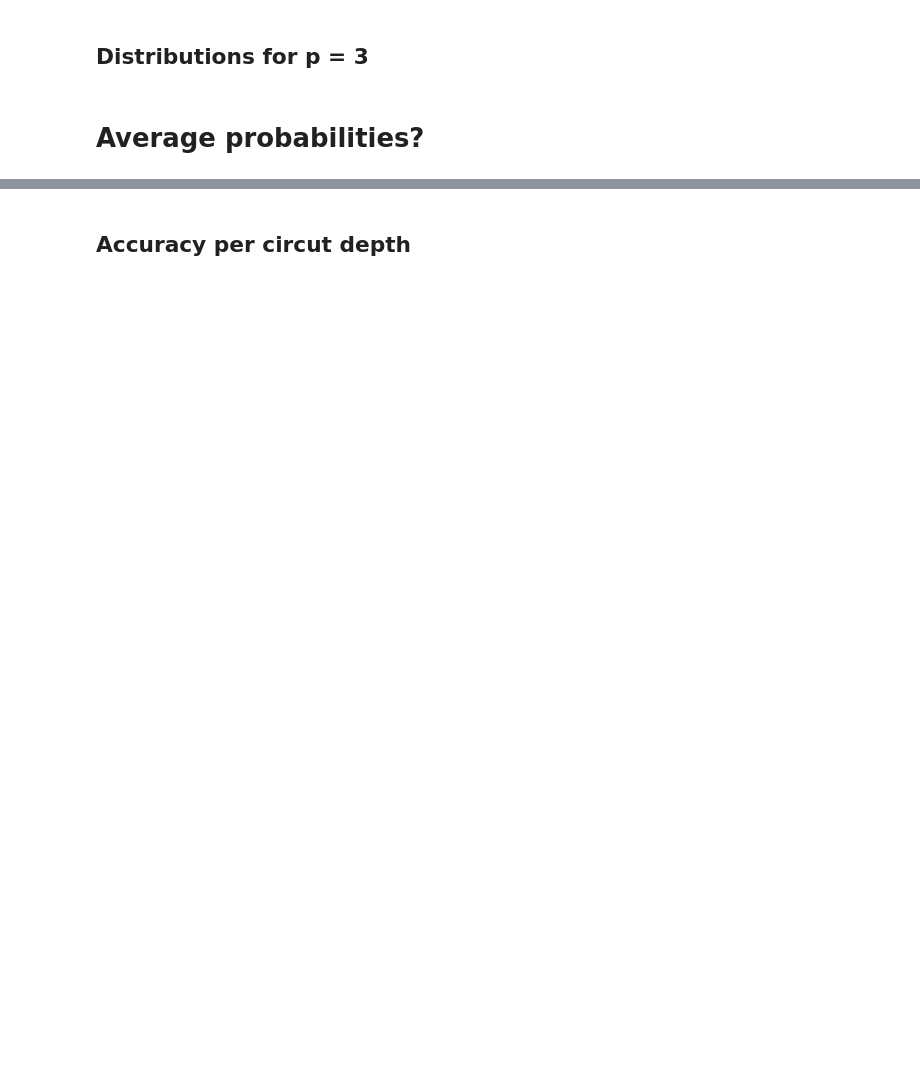
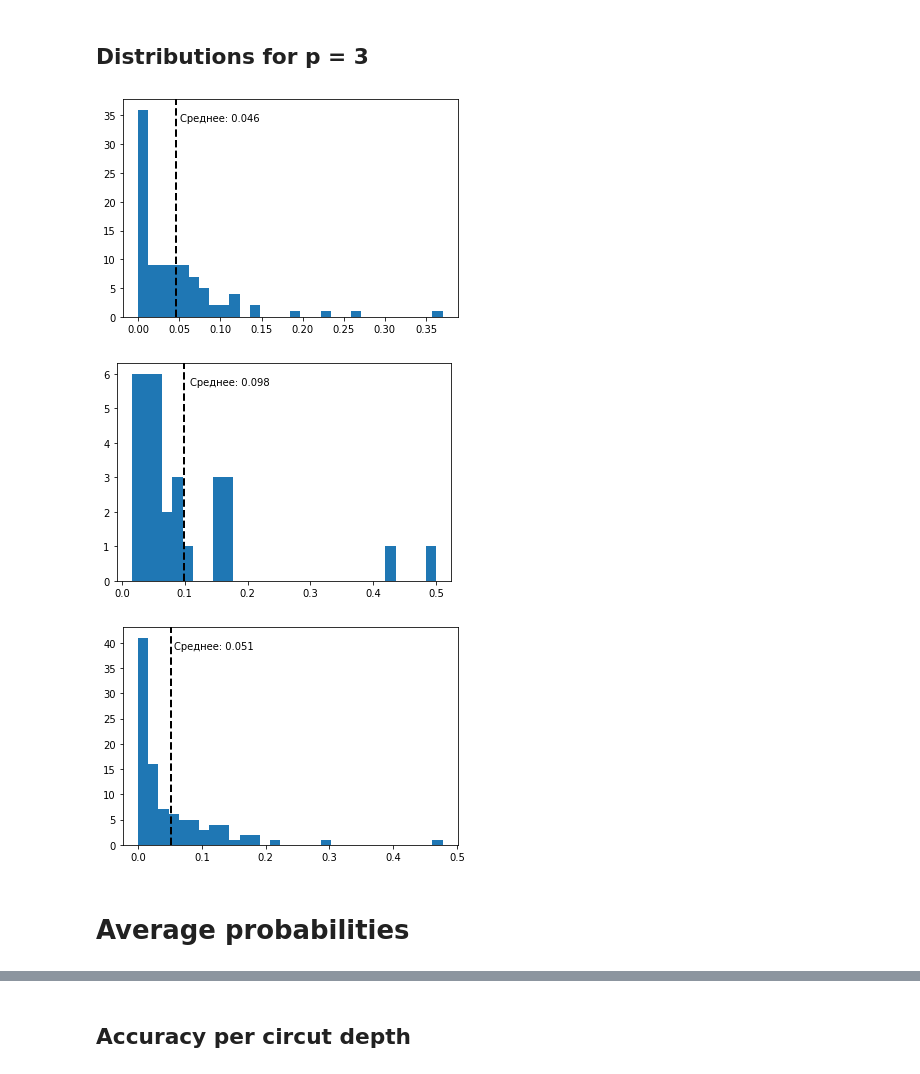
Before and after one commit to zentas/qaoa, a Jupyter notebook: Main.ipynb, the cells around one changed output, grey strips where cells are left out. Cells and saved outputs as stored; diff of their text form; code cells hidden in the pictures; blank space fills up the shorter version.

```diff
--- a/Main.ipynb
+++ b/Main.ipynb
@@ -161,27 +159,28 @@ plt.show()  # вероятность правильного ответа, дво
 # %% [markdown]
 ## Distributions for p = 3
 # %%
-third_dist_exp = me.Experiment(p=3,
+third_distr_exp = me.Experiment(p=3,
                                dim=probability_exp_dim,
                                method=method,
                                create_backend=backend_creator)
 
 # with same samples
 
-plt.hist(third_dist_exp.compute_probability_distribution(
+plot_utils.hist_with_avg(third_distr_exp.compute_probability_distribution(
     models_and_brute_solutions,
-    me.retrieve_probabilities1), bins=30)
-plt.show()  # вероятность правильного ответа, двойные выкидываем
-plt.hist(third_dist_exp.compute_probability_distribution(
+    me.retrieve_probabilities1)) # вероятность правильного ответа, двойные выкидываем
+plot_utils.hist_with_avg(third_distr_exp.compute_probability_distribution(
     models_and_brute_solutions,
-    me.retrieve_probabilities2), bins=30)
-plt.show()  # вероятность правильного ответа при правильно решенной задаче
-plt.hist(third_dist_exp.compute_probability_distribution(
+    me.retrieve_probabilities2)) # вероятность правильного ответа при правильно решенной задаче
+plot_utils.hist_with_avg(third_distr_exp.compute_probability_distribution(
     models_and_brute_solutions,
-    me.retrieve_probabilities3), bins=30)
-plt.show()  # вероятность правильного ответа, двойные складываем
+    me.retrieve_probabilities3)) # вероятность правильного ответа, двойные складываем
+# %% [output]
+[figure, added]
+[figure, added]
+[figure, added]
 # %% [markdown]
-# Average probabilities?
+# Average probabilities
 # %%
 def compute_avg_probs(p):
     experiment = me.Experiment(p=p,
```
Also changed, not shown: parts of 19 cells of this notebook, 1 other file.
